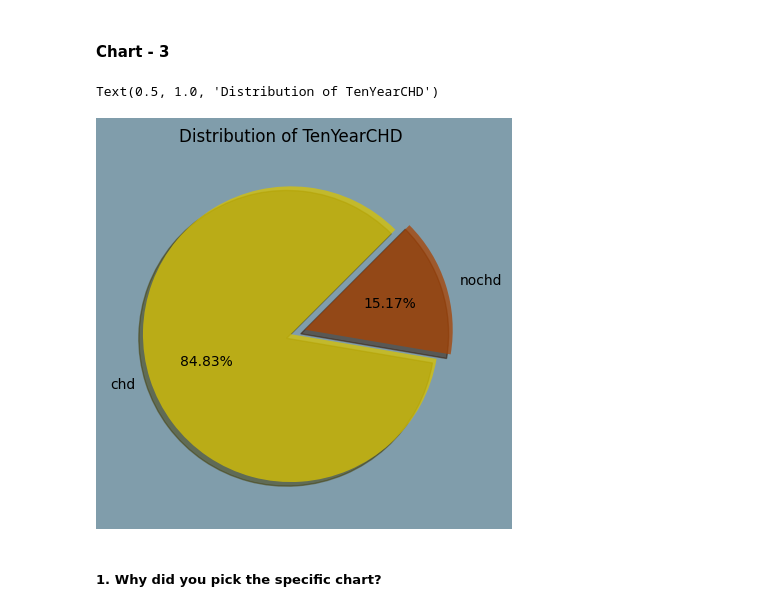
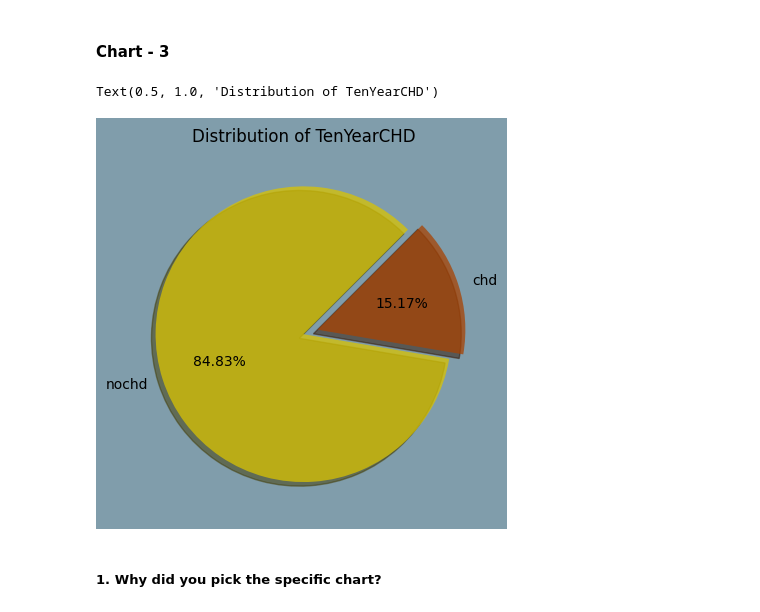
Before and after one commit to uday2510/Cardiovascular-Risk-Prediction, a Jupyter notebook: Cardiovascular_Risk_Prediction.ipynb, the cells around one changed output. Drawn from its saved outputs; the diff is of its cells as text; code cells hidden in the pictures.

```diff
--- a/Cardiovascular_Risk_Prediction.ipynb
+++ b/Cardiovascular_Risk_Prediction.ipynb
@@ -321,13 +324,13 @@ Text(0, 0.5, 'features')
 #### Chart - 3
 # %%
 x=df1['TenYearCHD'].value_counts()
-label=['chd','nochd']
+label=['nochd','chd']
 plt.figure(facecolor='#809dab')
 plt.pie(x.values, labels= label, autopct='%1.2f%%',startangle=45,colors=['#d9c302','#a84303'],shadow=True,explode=(0,0.1),wedgeprops={'alpha':0.75})
 plt.title('Distribution of TenYearCHD')
 # %% [output]
 Text(0.5, 1.0, 'Distribution of TenYearCHD')
-[figure, old version]
+[figure, new version]
 # %% [markdown]
 ##### 1. Why did you pick the specific chart?
 # %% [markdown]
```
Also changed, not shown: parts of 24 cells of this notebook.
